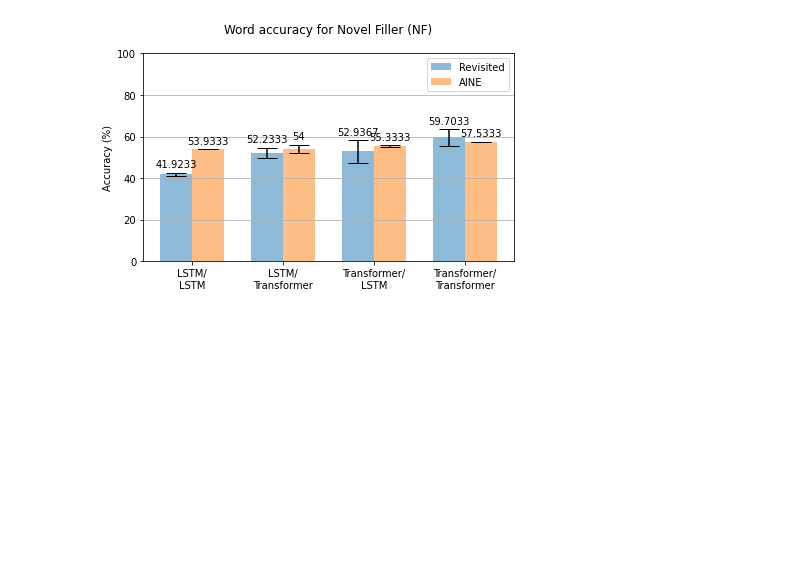
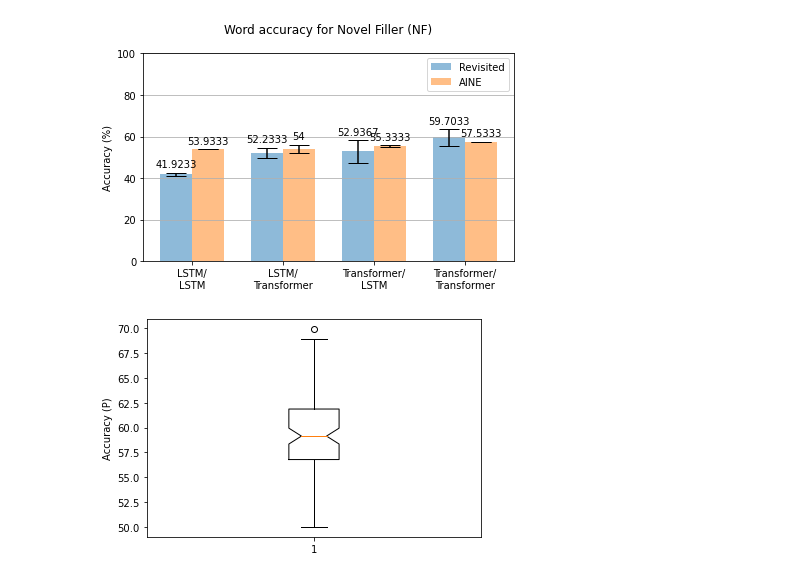
Before and after one commit to LA-Koenig/Attention-Revisited, a Jupyter notebook: Results/results_20220928/_plots.ipynb, the cells around one changed output. Cells and saved outputs as stored; diff of their text form; code cells hidden in the pictures; blank space fills up the shorter version.

```diff
--- a/Results/results_20220928/_plots.ipynb
+++ b/Results/results_20220928/_plots.ipynb
@@ -513,3 +513,11 @@ plt.show
 <function matplotlib.pyplot.show(close=None, block=None)>
 [figure]
 [figure]
+# %%
+#plt.title("Trranslation Accuracy")
+plt.boxplot(letter_LSTM_LSTM_NF,notch=True)
+plt.ylabel('Accuracy (P)')
+#plt.xticks([1,2],['Simple','LSTM'])
+plt.show()
+# %% [output]
+[figure, added]
```
Also changed, not shown: 1 other file.
